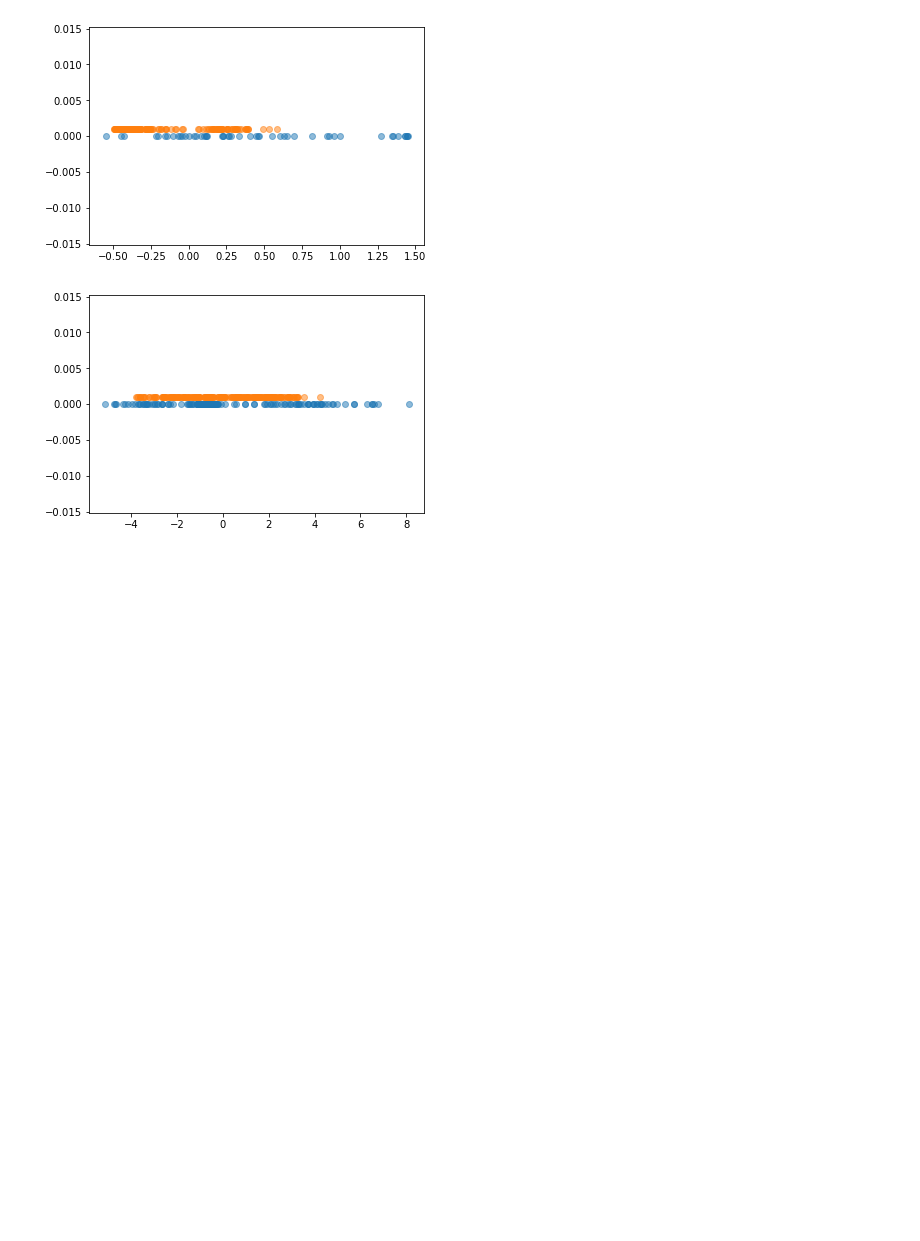
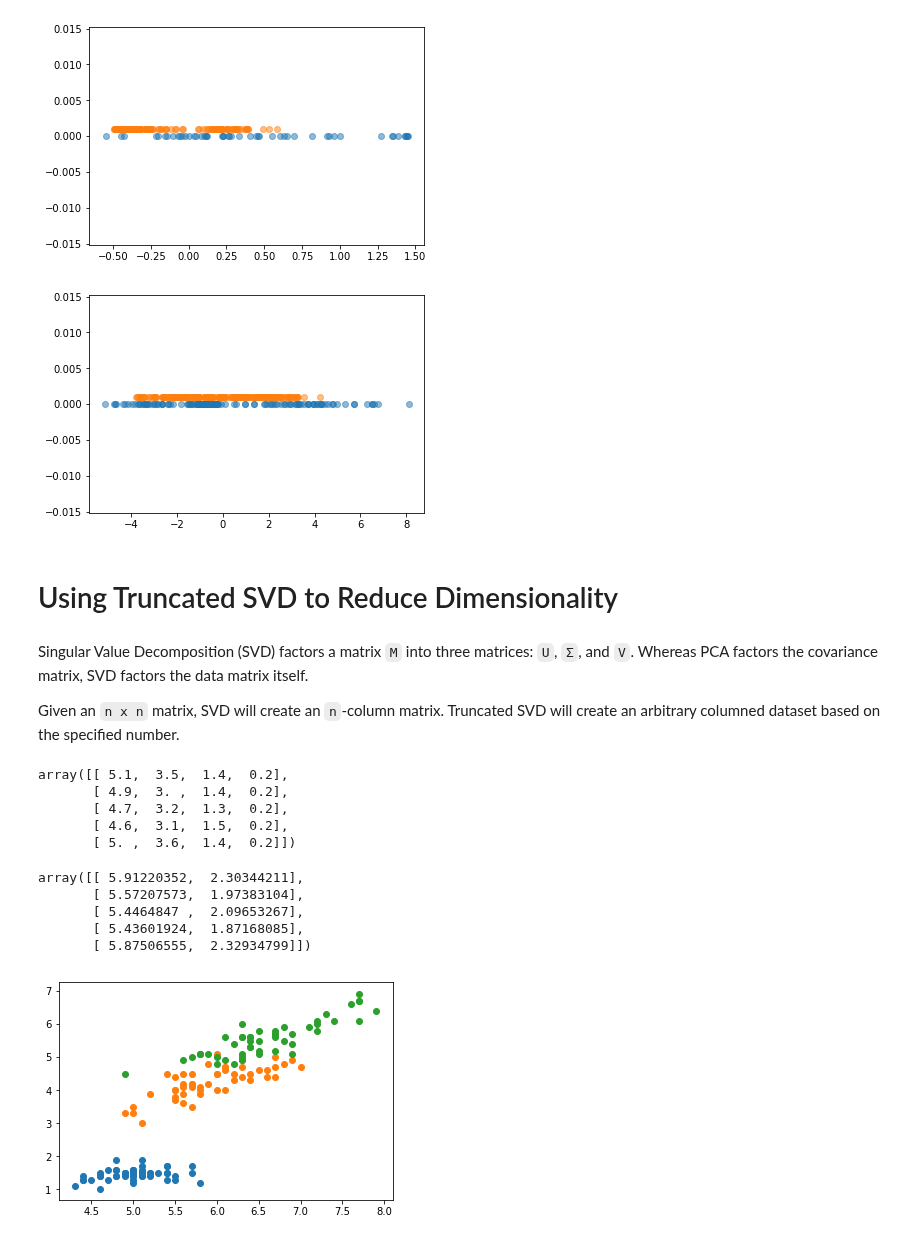
Before and after one commit to rvernagus/data-science-notebooks, a Jupyter notebook: scikit-learn/Preparing Data.ipynb, the cells around one changed output. Saved outputs shown, nothing was run; the diff lists cells and outputs as text; code cells hidden in the pictures; blank space fills up the shorter version.

Commit message:
Add Truncated SVD section to Preparing Data

```diff
--- a/scikit-learn/Preparing Data.ipynb
+++ b/scikit-learn/Preparing Data.ipynb
@@ -459,3 +459,39 @@ plt.scatter(AB_prime[:, 0], np.zeros(AB_prime[:, 0].shape), alpha=0.5);
 plt.scatter(AB_prime[:, 1], np.zeros(AB_prime[:, 1].shape)+0.001, alpha=0.5);
 # %% [output]
 [figure]
+# %% [markdown]
+# Using Truncated SVD to Reduce Dimensionality
+# %% [markdown]
+Singular Value Decomposition (SVD) factors a matrix `M` into three matrices: `U`, `Σ`, and `V`. Whereas PCA factors the covariance matrix, SVD factors the data matrix itself.
+
+Given an `n x n` matrix, SVD will create an `n`-column matrix. Truncated SVD will create an arbitrary columned dataset based on the specified number.
+# %%
+iris = datasets.load_iris()
+iris_data = iris.data
+itis_target = iris.target
+# %%
+from sklearn.decomposition import TruncatedSVD
+
+svd = TruncatedSVD(2)
+iris_transformed = svd.fit_transform(iris_data)
+iris_data[:5]
+# %% [output]
+array([[ 5.1,  3.5,  1.4,  0.2],
+       [ 4.9,  3. ,  1.4,  0.2],
+       [ 4.7,  3.2,  1.3,  0.2],
+       [ 4.6,  3.1,  1.5,  0.2],
+       [ 5. ,  3.6,  1.4,  0.2]])
+# %%
+iris_transformed[:5]
+# %% [output]
+array([[ 5.91220352,  2.30344211],
+       [ 5.57207573,  1.97383104],
+       [ 5.4464847 ,  2.09653267],
+       [ 5.43601924,  1.87168085],
+       [ 5.87506555,  2.32934799]])
+# %%
+plt.scatter(iris_data[:50, 0], iris_data[:50, 2]);
+plt.scatter(iris_data[50:100, 0], iris_data[50:100, 2]);
+plt.scatter(iris_data[100:150, 0], iris_data[100:150, 2]);
+# %% [output]
+[figure, added]
```
Also changed, not shown: parts of 7 cells of this notebook.
